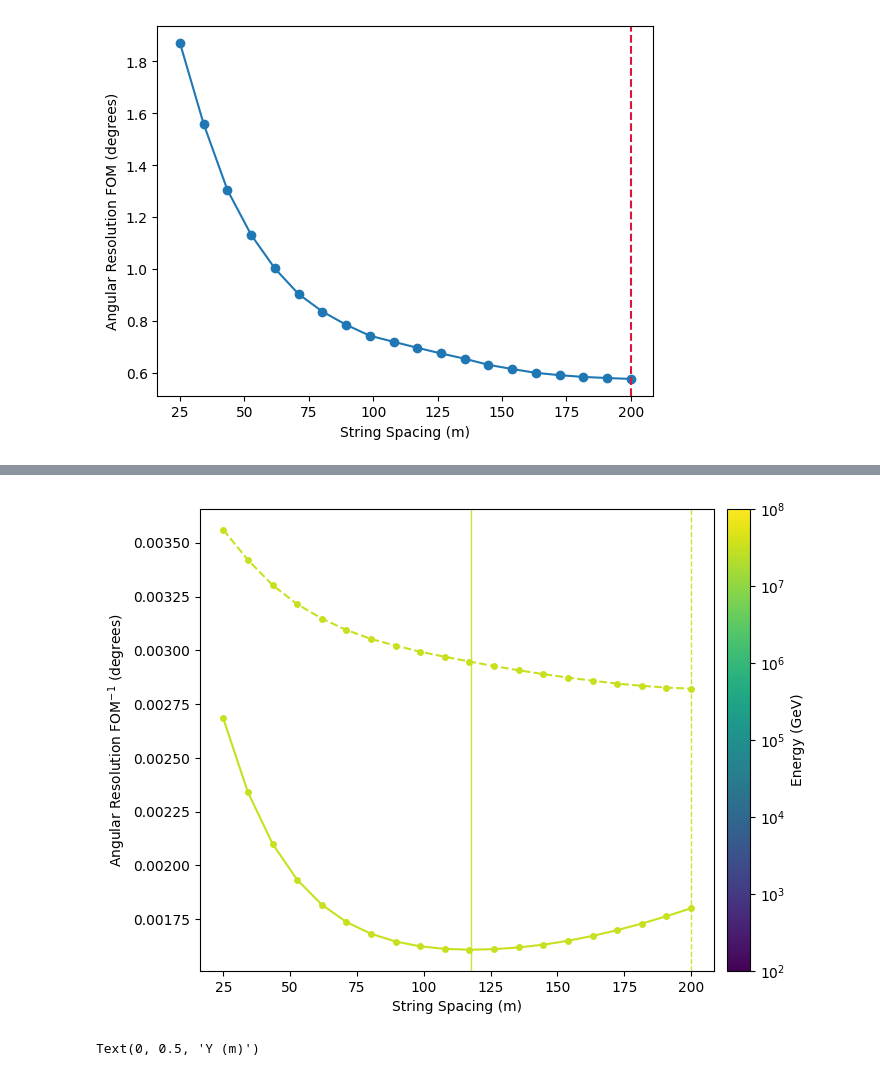
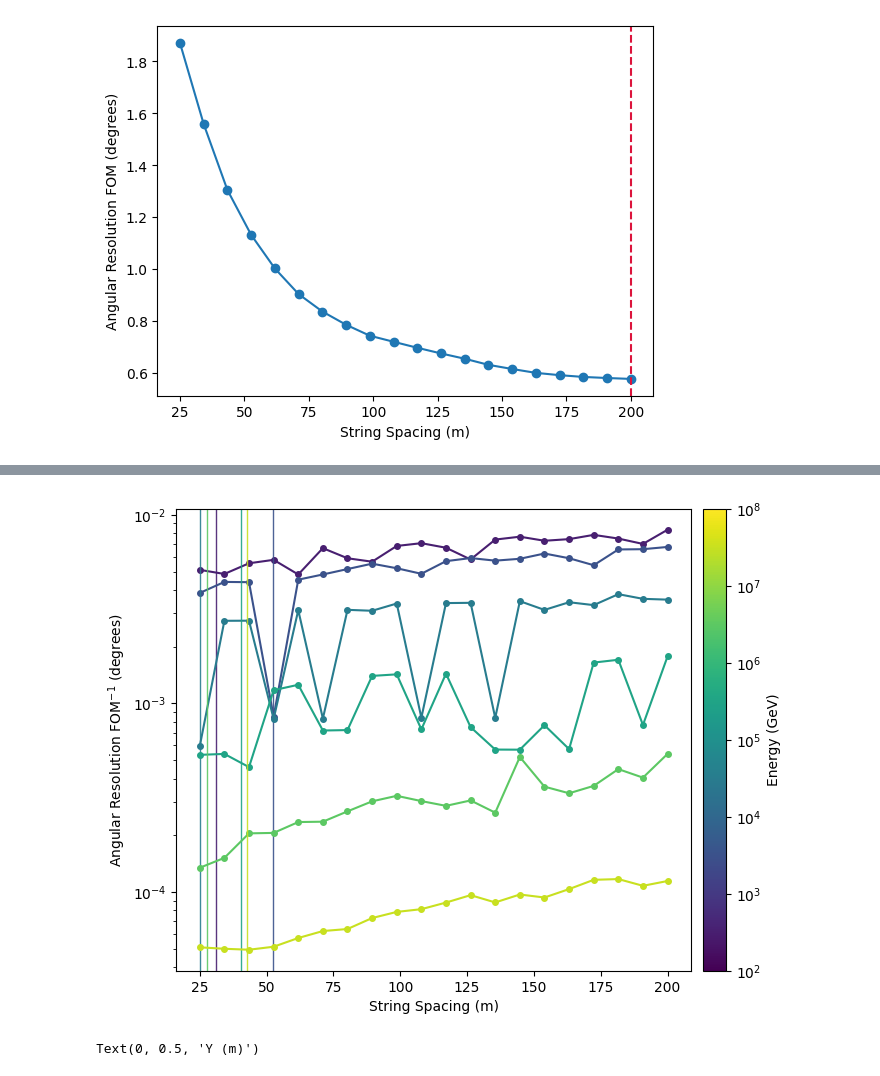
Before and after one commit to kristiantcho/nugget, a Jupyter notebook: nugget/examples/test_evaluation.ipynb, the cells around one changed output, grey strips where cells are left out. Cells and saved outputs as stored; diff of their text form; code cells hidden in the pictures.

```diff
--- a/nugget/examples/test_evaluation.ipynb
+++ b/nugget/examples/test_evaluation.ipynb
@@ -756,6 +756,7 @@ num_events = 50000
 # signal_events = pickle.load(open(f'/u/kristiantcho/ptmp/nugget/nugget/examples/res_test/signal_events_{num_events}_{version}.pkl', 'rb'))
 signal_events = nugget.utils.data_tools.load_signal_events_parquet(f'/u/kristiantcho/ptmp/nugget/nugget/examples/res_test/signal_events_{num_events}_{version}.pt')
 # extract event energies from signal_events (handles tensors or scalars)
+version += '_lambda'
 energies = np.array([float(np.asarray(evt['energy']).ravel()[0]) if hasattr(evt['energy'], 'numel') or hasattr(evt['energy'], 'shape') else float(evt['energy']) for evt in signal_events])
 pos_mask = energies > 0
 if not np.any(pos_mask):
@@ -769,7 +770,7 @@ spacings = np.linspace(25, 200, 20)
 fom_per_bin = np.full((n_bins, len(spacings)), np.nan)
 med_per_bin = np.full((n_bins, len(spacings)), np.nan)
 # optional zenith split: vertical vs horizontal-like tracks
-split_by_zenith = True
+split_by_zenith = False
 zenith_split = np.pi / 2
 fom_per_bin_vertical = np.full((n_bins, len(spacings)), np.nan)
 fom_per_bin_horizontal = np.full((n_bins, len(spacings)), np.nan)
@@ -808,7 +809,7 @@ for i, spacing in enumerate(spacings):
     geom_dict = geometry.initialize_points()
 
     # try to load precomputed fisher info matching this spacing
-    fname = f'res_test/space_test/fisher_info_per_string_per_event_{num_events}_{int(spacing)}_{version}.pt'
+    fname = f'res_test/space_test/{version}/fisher_info_per_string_per_event_{num_events}_{int(spacing)}_{version}.pt'
     try:
         precomp = torch.load(fname)
     except FileNotFoundError:
@@ -921,8 +922,8 @@ else:
     ]
 
 for b in range(n_bins):
-    if b != 5:
-        continue
+    # if b != 5:
+    #     continue
     for track_name, series_matrix, linestyle in track_series:
         series = series_matrix[b]
         valid = np.isfinite(series)
@@ -934,35 +935,35 @@ for b in range(n_bins):
             series[valid],
             marker='o',
             color=colors[b],
             markersize=4,
             linestyle=linestyle,
         )
 
         if np.count_nonzero(valid) >= 2:
             xvals = spacings[valid]
             yvals = series[valid]
             interp_kind = 'cubic' if np.count_nonzero(valid) >= 4 else 'linear'
             f = scipy.interpolate.interp1d(xvals, yvals, kind=interp_kind)
             fine_spacings = np.linspace(xvals.min(), xvals.max(), 1000)
             fine_vals = f(fine_spacings)
             spacing_min = fine_spacings[np.argmin(fine_vals)]
             ax.axvline(spacing_min, color=colors[b], linestyle=linestyle, linewidth=1.0, alpha=0.9)
 
 # colorbar: show energies (labels in scientific notation). attach to the axes
 cbar = plt.colorbar(mappable, ax=ax, pad=0.02)
-# ax.set_yscale('log')
+ax.set_yscale('log')
 # force fixed ticks from 10^2 to 10^8 GeV
 ticks = np.arange(2, 9)
 cbar.set_ticks(ticks)
 cbar.set_ticklabels([f'$10^{{{int(t)}}}$' for t in ticks])
 cbar.set_label('Energy (GeV)')
 ax.set_xlabel('String Spacing (m)')
 # ax.set_ylabel(r'Angular Resolution (degrees)')
 ax.set_ylabel(r'Angular Resolution FOM$^{-1}$ (degrees)')
 # ax.grid(True)
 plt.show()
 # %% [output]
-[figure, old version]
+[figure, new version]
 # %%
 fig = plt.figure(figsize=(4, 4))
 plt.scatter(geom_dict['string_xy'][:, 0].cpu(), geom_dict['string_xy'][:, 1].cpu(), c='blue', label='All Strings')
```
Also changed, not shown: parts of 1 cell of this notebook, 4 other files.
